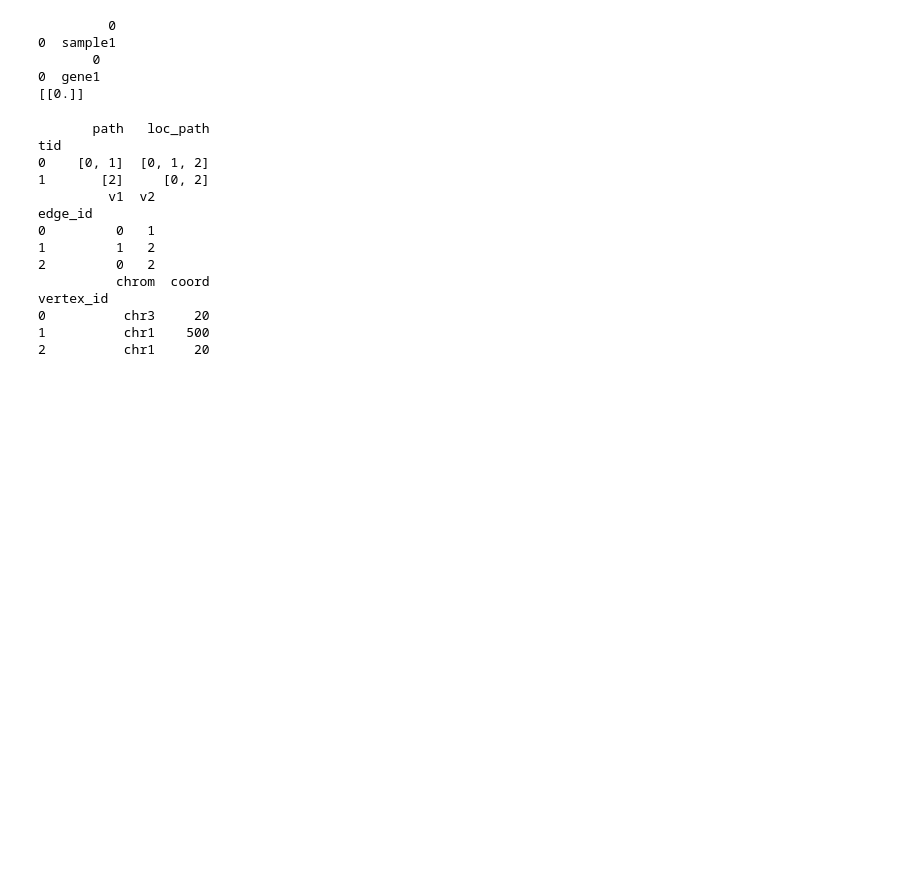
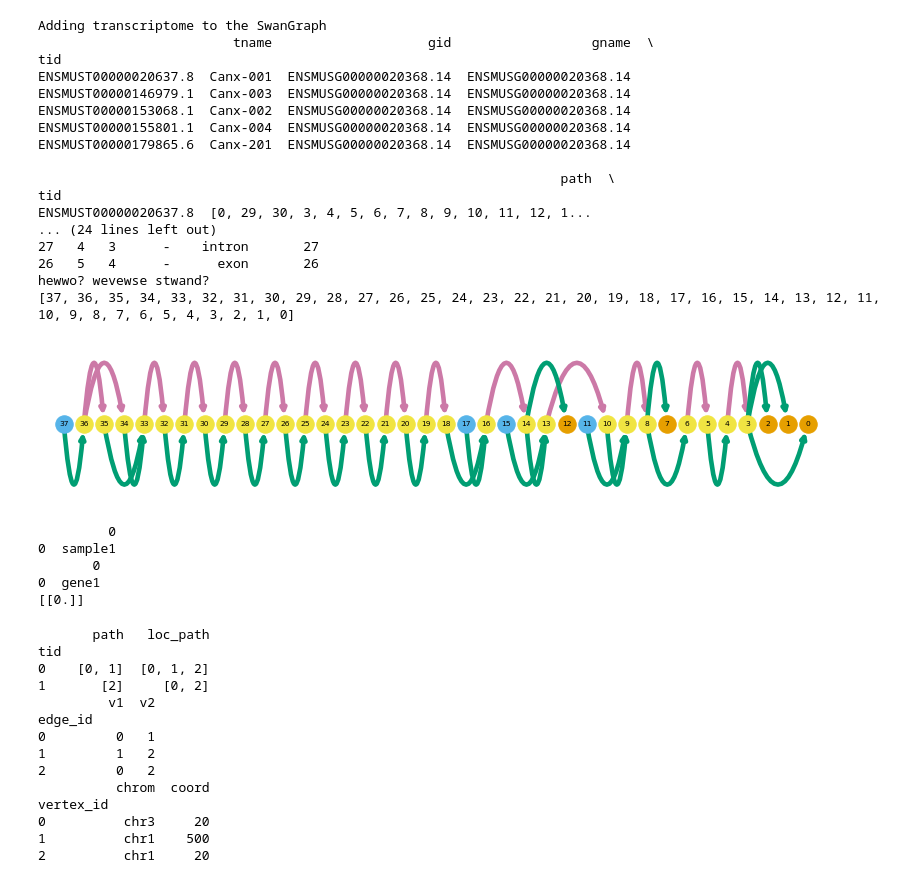
Before and after one commit to mortazavilab/swan_vis, a Jupyter notebook: tutorials/test_dev.ipynb, the cells around one changed output. Cells and saved outputs as stored; diff of their text form; code cells hidden in the pictures; blank space fills up the shorter version.

```diff
--- a/tutorials/test_dev.ipynb
+++ b/tutorials/test_dev.ipynb
@@ -8,3 +47,29 @@ import scipy.stats as st
+# %%
+sg = swan.SwanGraph()
+sg.add_transcriptome('../new_testing/files/Canx.gtf')
+print(sg.t_df.head())
+print(sg.edge_df.head())
+
+sg.plot_graph('ENSMUSG00000020368.14')
+# %% [output]
+Adding transcriptome to the SwanGraph
+                         tname                    gid                  gname  \
+tid
+ENSMUST00000020637.8  Canx-001  ENSMUSG00000020368.14  ENSMUSG00000020368.14
+ENSMUST00000146979.1  Canx-003  ENSMUSG00000020368.14  ENSMUSG00000020368.14
+ENSMUST00000153068.1  Canx-002  ENSMUSG00000020368.14  ENSMUSG00000020368.14
+ENSMUST00000155801.1  Canx-004  ENSMUSG00000020368.14  ENSMUSG00000020368.14
+ENSMUST00000179865.6  Canx-201  ENSMUSG00000020368.14  ENSMUSG00000020368.14
+
+                                                                   path  \
+tid
+ENSMUST00000020637.8  [0, 29, 30, 3, 4, 5, 6, 7, 8, 9, 10, 11, 12, 1...
+... (24 lines left out)
+27   4   3      -    intron       27
+26   5   4      -      exon       26
+hewwo? wevewse stwand?
+[37, 36, 35, 34, 33, 32, 31, 30, 29, 28, 27, 26, 25, 24, 23, 22, 21, 20, 19, 18, 17, 16, 15, 14, 13, 12, 11, 10, 9, 8, 7, 6, 5, 4, 3, 2, 1, 0]
+[figure, added]
 # %%
 # 6/4/21
 # graph.py tests
```
Also changed, not shown: parts of 3 cells of this notebook, 3 other files.
